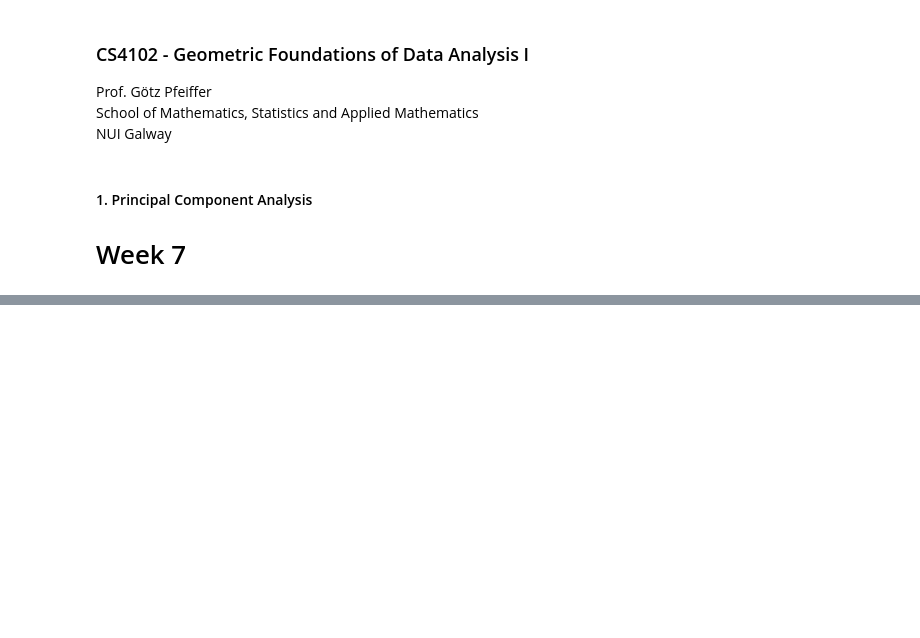
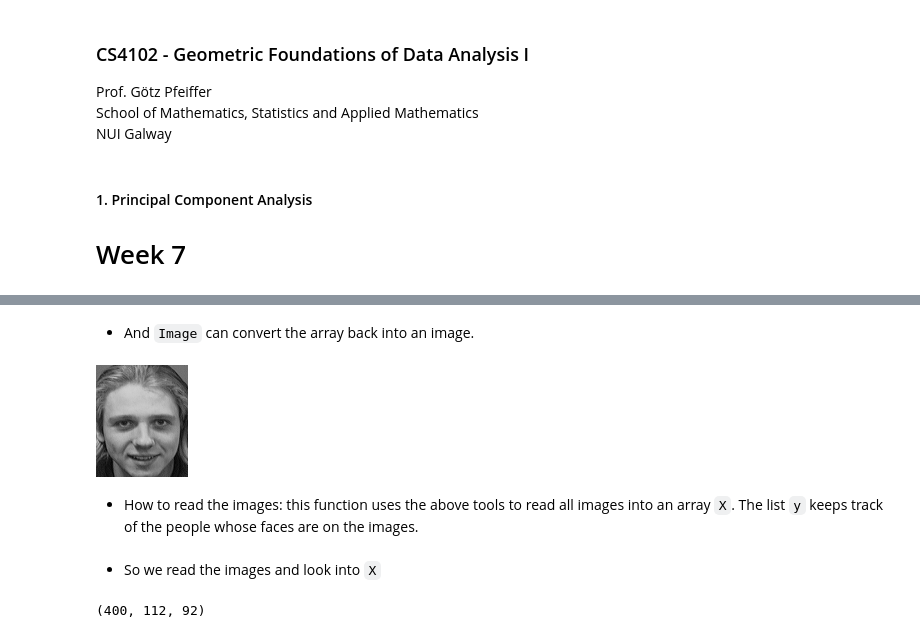
Before and after one commit to gpfeiffer/cs4102, a Jupyter notebook: program07.ipynb, the cells around one changed output, grey strips where cells are left out. Drawn from its saved outputs; the diff is of its cells as text; code cells hidden in the pictures; blank space fills up the shorter version.

```diff
--- a/program07.ipynb
+++ b/program07.ipynb
@@ -150,0 +96,9 @@ array([[ 1,  4,  9],
+# %% [markdown]
+* And `Image` can convert the array back into an image.
+# %%
+im = Image.fromarray(ar)
+im
+# %% [output]
+[figure, added]
+# %% [markdown]
+* How to read the images: this function uses the above tools to read all images into an array `X`.  The list `y` keeps track of the people whose faces are on the images.
@@ -150,0 +117,2 @@ array([[ 1,  4,  9],
+# %% [markdown]
+* So we read the images and look into `X`
@@ -150,0 +121,4 @@ array([[ 1,  4,  9],
+# %%
+X.shape
+# %% [output]
+(400, 112, 92)
```
Also changed, not shown: parts of 87 cells of this notebook.
